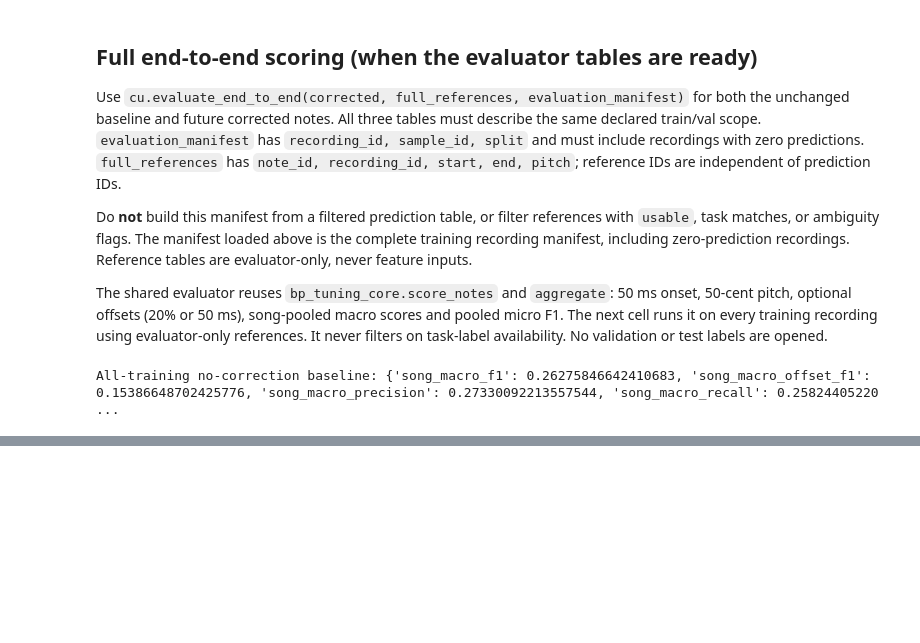
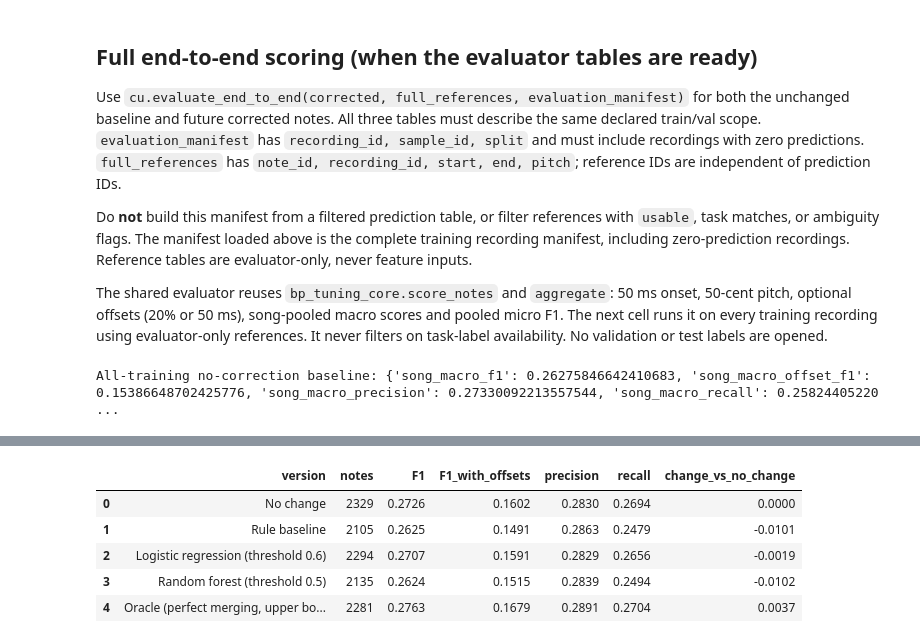
Before and after one commit to feliciaor2024-arch/Scoretify-Project, a Jupyter notebook: notebooks/correction_handover/queenie_merge_starter.ipynb, the cells around one changed output, grey strips where cells are left out. Cells and saved outputs as stored; diff of their text form; code cells hidden in the pictures; blank space fills up the shorter version.

```diff
--- a/notebooks/correction_handover/queenie_merge_starter.ipynb
+++ b/notebooks/correction_handover/queenie_merge_starter.ipynb
@@ -126,0 +431,74 @@ All-training no-correction baseline: {'song_macro_f1': 0.26275846642410683, 'son
+# %%
+# === VALIDATION STEP 3: build the validation answer key from data/val, check it, then score ===
+import json, time
+ROOT = (HERE / '..' / '..').resolve()
+manifest_all = pd.read_csv(DATA / 'recording_manifest.csv', dtype={'recording_id':str,'sample_id':str})
+val_manifest = manifest_all[manifest_all.split.eq('val')].reset_index(drop=True)
+assert len(val_manifest) and val_manifest.split.eq('val').all()          # test is never read
+
+# Where is each recording's annotation JSON? (recording_manifest json_path, else selected_files.csv export_path)
+if 'json_path' in manifest_all:
+    json_path = manifest_all.set_index('recording_id').json_path
+else:
+    files = pd.read_csv(ROOT / 'selected_files.csv', dtype={'recording_id':str})
+    json_path = files[files.role.eq('json')].set_index('recording_id').export_path
+
+def parse_reference(rid):
+    '''Same policy as the BP tuning notebook: as-annotated note_start/note_end, pitch > 0 only.'''
+    duration = float(manifest_all.set_index('recording_id').loc[rid, 'duration_seconds_if_validated'])
+    events = []
+    for item in json.loads((ROOT / json_path[rid]).read_text(encoding='utf-8')):
+        notes, starts, ends = item.get('note', []), item.get('note_start', []), item.get('note_end', [])
+        if not len(notes) == len(starts) == len(ends):
+            continue
+        for p, s, e in zip(notes, starts, ends):
+            if p == 0 or not (0 < p <= 127 and int(p) == p and 0 <= s < e <= duration + 0.001):
+                continue
+            events.append((float(s), float(e), int(p)))
+    return sorted(events)
+
+def reference_table(recording_ids):
+    return pd.DataFrame([dict(note_id=f'{rid}:ref{i:05d}', recording_id=rid, start=s, end=e, pitch=p)
+                         for rid in recording_ids for i, (s, e, p) in enumerate(parse_reference(rid))])
+
+# Check 1: our parser reproduces the shared TRAINING answer key exactly (on 20 training recordings)
+check_ids = sorted(full_references.recording_id.unique())[:20]
+mine = reference_table(check_ids)[['recording_id','start','end','pitch']].reset_index(drop=True)
+theirs = full_references[full_references.recording_id.isin(check_ids)].sort_values(['recording_id','start','end','pitch'])[['recording_id','start','end','pitch']].reset_index(drop=True)
+pd.testing.assert_frame_equal(mine.sort_values(['recording_id','start','end','pitch']).reset_index(drop=True), theirs, check_dtype=False, atol=1e-6)
+print('Check 1 passed: parser matches references_train.csv')
+
+val_references = reference_table(val_manifest.recording_id)
+val_unchanged = val_notes[cu.NOTE_COLUMNS].copy()
+
+# Check 2: unchanged Basic Pitch on validation should reproduce the README's 0.2726
+no_change = cu.evaluate_end_to_end(val_unchanged, val_references, val_manifest)['summary']
+print(f"Check 2: validation no-change F1 = {no_change['song_macro_f1']:.4f} (README: 0.2726)")
+
+val_versions = {name: apply_merges(val_unchanged, val_pairs[pred == 1]) for name, pred in val_pred.items()}
+train_refs_backup = ref_by_rec       # oracle labels use the SAME labelling rule with validation answers (upper bound only)
+ref_by_rec = {rid: g[['start','end','pitch']].to_numpy(float) for rid, g in val_references.groupby('recording_id')}
+val_lookup = val_notes.set_index('note_id')
+val_pairs['oracle_label'] = [merge_label(val_lookup.loc[a], val_lookup.loc[b]) for a, b in zip(val_pairs.left_note_id, val_pairs.right_note_id)]
+ref_by_rec = train_refs_backup
+val_versions['Oracle (perfect merging, upper bound)'] = apply_merges(val_unchanged, val_pairs[val_pairs.oracle_label == 1])
+
+rows_out = [dict(version='No change', notes=len(val_unchanged), F1=no_change['song_macro_f1'],
+                 F1_with_offsets=no_change['song_macro_offset_f1'], precision=no_change['song_macro_precision'], recall=no_change['song_macro_recall'])]
+for name, table in val_versions.items():
+    s = cu.evaluate_end_to_end(table, val_references, val_manifest)['summary']
+    rows_out.append(dict(version=name, notes=len(table), F1=s['song_macro_f1'], F1_with_offsets=s['song_macro_offset_f1'],
+                         precision=s['song_macro_precision'], recall=s['song_macro_recall']))
+    print('scored:', name)
+val_results = pd.DataFrame(rows_out).round(4)
+val_results['change_vs_no_change'] = (val_results.F1 - val_results.F1.iloc[0]).round(4)
+display(val_results)
+
+stamp = time.strftime('%Y%m%d_%H%M')
+val_results.to_csv(HERE / 'exports' / f'queenie_merge_v2_VALIDATION_results_{stamp}.csv', index=False)
+for name, pred in val_pred.items():
+    tag = name.split()[0].lower()
+    cu.export_corrections(val_versions[name], val_manifest, HERE / 'exports' / f'queenie_merge_v2_VALIDATION_corrected_{tag}_{stamp}.csv')
+    merge_actions(val_unchanged, val_pairs[pred == 1]).to_csv(HERE / 'exports' / f'queenie_merge_v2_VALIDATION_actions_{tag}_{stamp}.csv', index=False)
+print('Saved validation results, corrected notes and action history for each frozen model.')
+# %% [output]
@@ -126,0 +511,6 @@ All-training no-correction baseline: {'song_macro_f1': 0.26275846642410683, 'son
+|  | version | notes | F1 | F1_with_offsets | precision | recall | change_vs_no_change |
+| 0 | No change | 2329 | 0.2726 | 0.1602 | 0.2830 | 0.2694 | 0.0000 |
+| 1 | Rule baseline | 2105 | 0.2625 | 0.1491 | 0.2863 | 0.2479 | -0.0101 |
+| 2 | Logistic regression (threshold 0.6) | 2294 | 0.2707 | 0.1591 | 0.2829 | 0.2656 | -0.0019 |
+| 3 | Random forest (threshold 0.5) | 2135 | 0.2624 | 0.1515 | 0.2839 | 0.2494 | -0.0102 |
+| 4 | Oracle (perfect merging, upper bo... | 2281 | 0.2763 | 0.1679 | 0.2891 | 0.2704 | 0.0037 |
```
Also changed, not shown: parts of 14 cells of this notebook.
